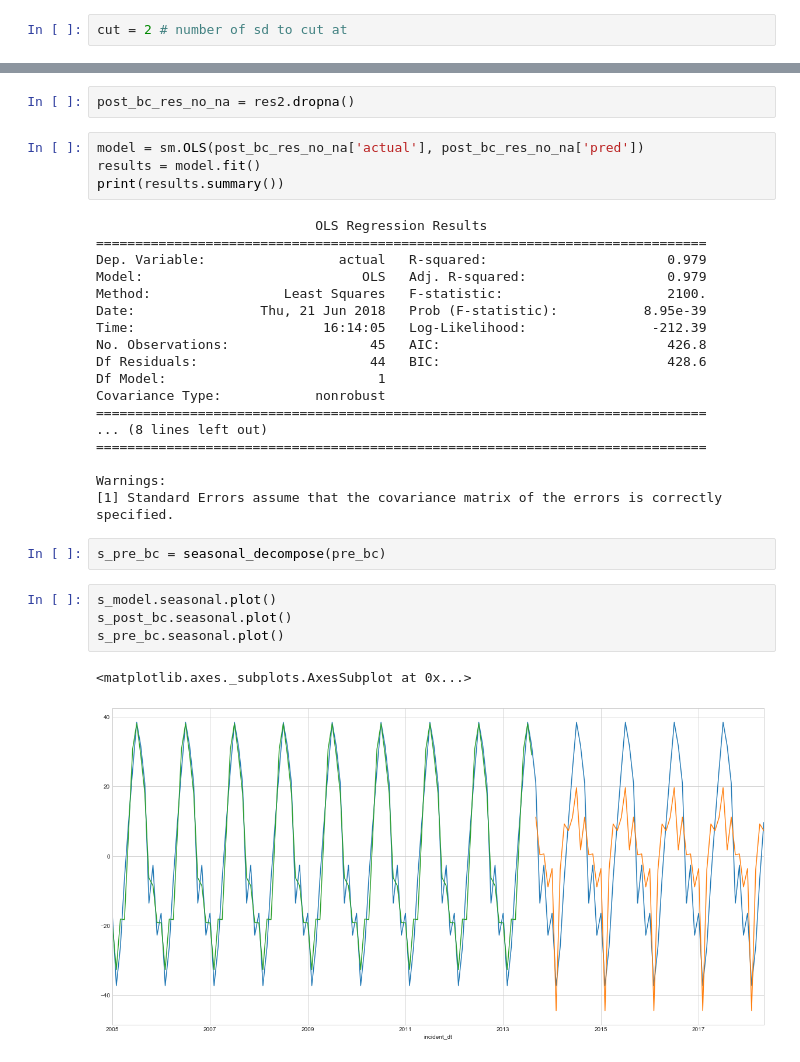
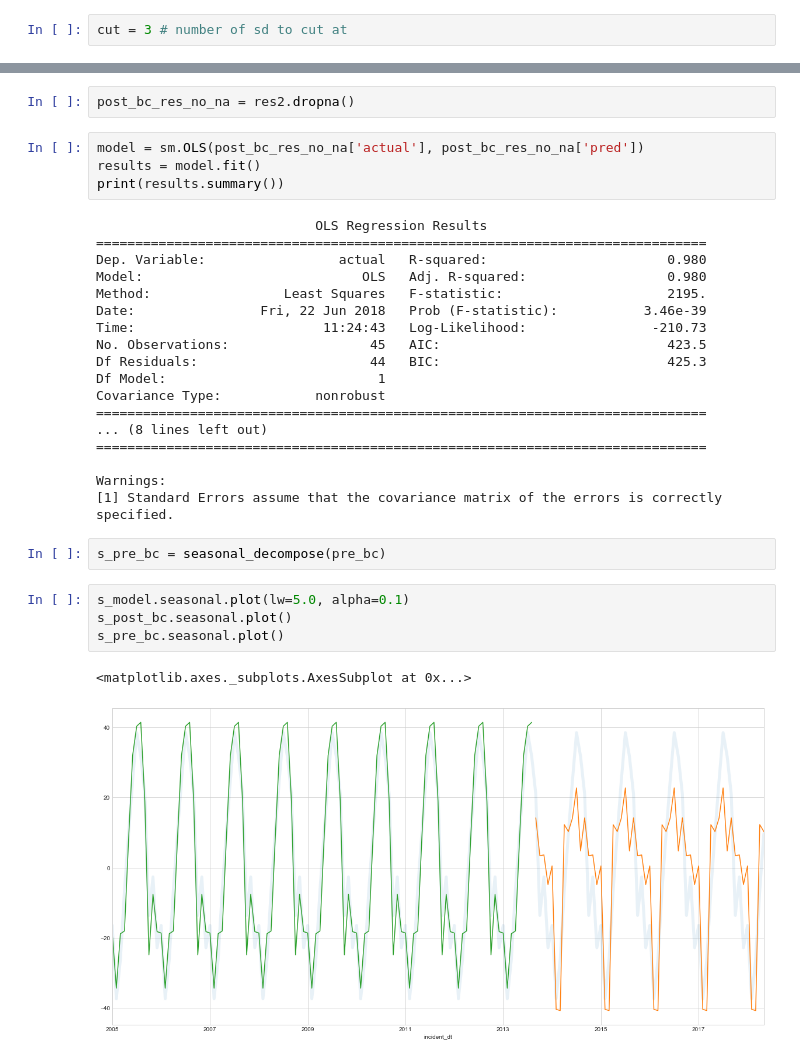
Before and after one commit to lotusflyer/ash_pub_safety, a Jupyter notebook: seasonal_effects.ipynb, the cells around one changed output, grey strips where cells are left out. Saved outputs shown, nothing was run; the diff lists cells and outputs as text.

```diff
--- a/seasonal_effects.ipynb
+++ b/seasonal_effects.ipynb
@@ -70,7 +70,7 @@ _remove outliers_
 m = X.mean()
 sd = X.std()
 # %%
-cut = 2 # number of sd to cut at
+cut = 3 # number of sd to cut at
 # %%
 X2 = pd.Series(X).where(lambda x : x > m - cut * sd).fillna(method='bfill')
 # %%
@@ -231,13 +231,13 @@ print(results.summary())
 # %% [output]
                             OLS Regression Results
 ==============================================================================
-Dep. Variable:                 actual   R-squared:                       0.979
-Model:                            OLS   Adj. R-squared:                  0.979
-Method:                 Least Squares   F-statistic:                     2100.
-Date:                Thu, 21 Jun 2018   Prob (F-statistic):           8.95e-39
-Time:                        16:14:05   Log-Likelihood:                -212.39
-No. Observations:                  45   AIC:                             426.8
-Df Residuals:                      44   BIC:                             428.6
+Dep. Variable:                 actual   R-squared:                       0.980
+Model:                            OLS   Adj. R-squared:                  0.980
+Method:                 Least Squares   F-statistic:                     2195.
+Date:                Fri, 22 Jun 2018   Prob (F-statistic):           3.46e-39
+Time:                        11:24:43   Log-Likelihood:                -210.73
+No. Observations:                  45   AIC:                             423.5
+Df Residuals:                      44   BIC:                             425.3
 Df Model:                           1
 Covariance Type:            nonrobust
 ==============================================================================
@@ -249,9 +249,9 @@ Warnings:
 # %%
 s_pre_bc = seasonal_decompose(pre_bc)
 # %%
-s_model.seasonal.plot()
+s_model.seasonal.plot(lw=5.0, alpha=0.1)
 s_post_bc.seasonal.plot()
 s_pre_bc.seasonal.plot()
 # %% [output]
 <matplotlib.axes._subplots.AxesSubplot at 0x...>
-[figure, old version]
+[figure, new version]
```
Also changed, not shown: parts of 11 cells of this notebook, 3 other files.
